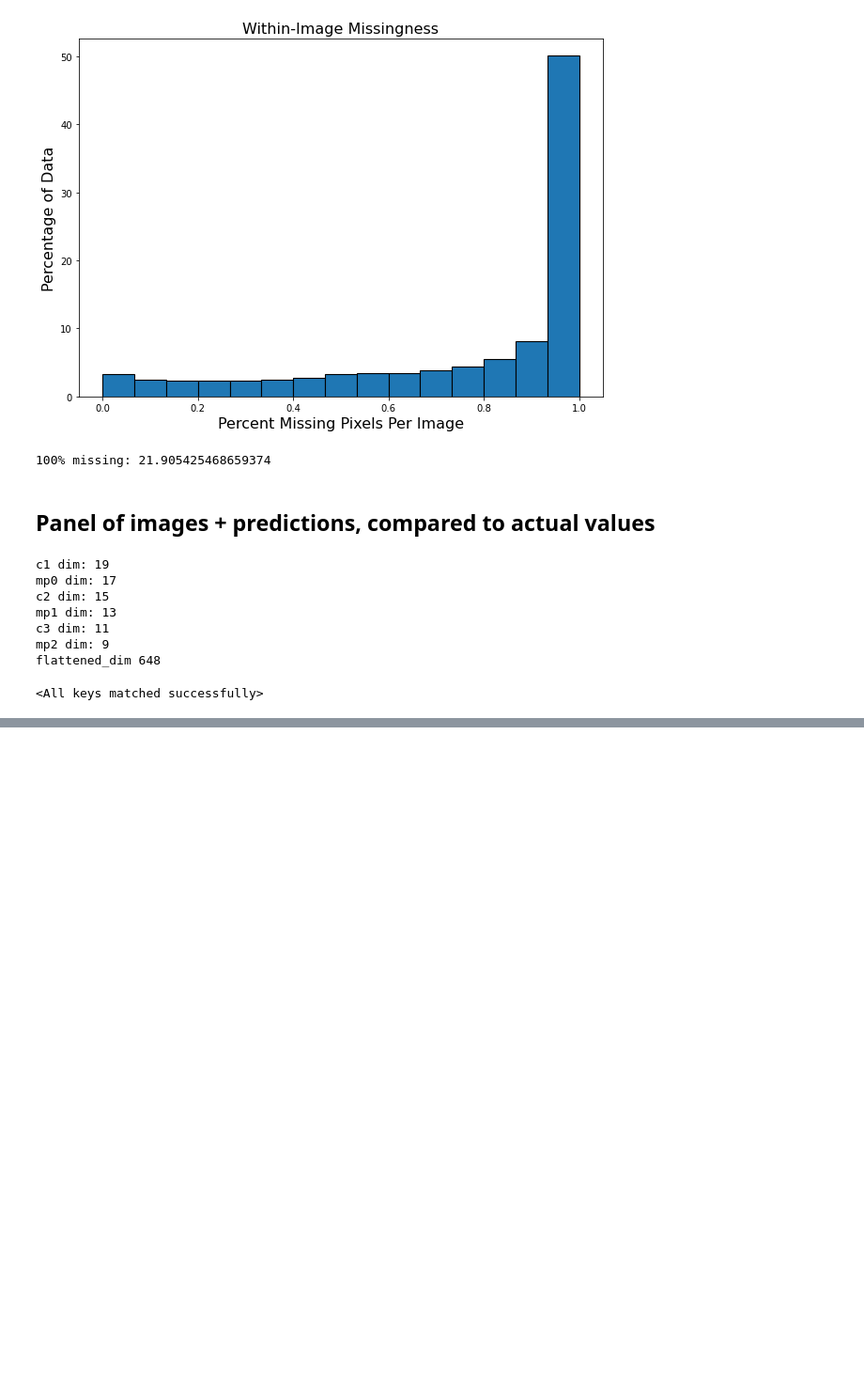
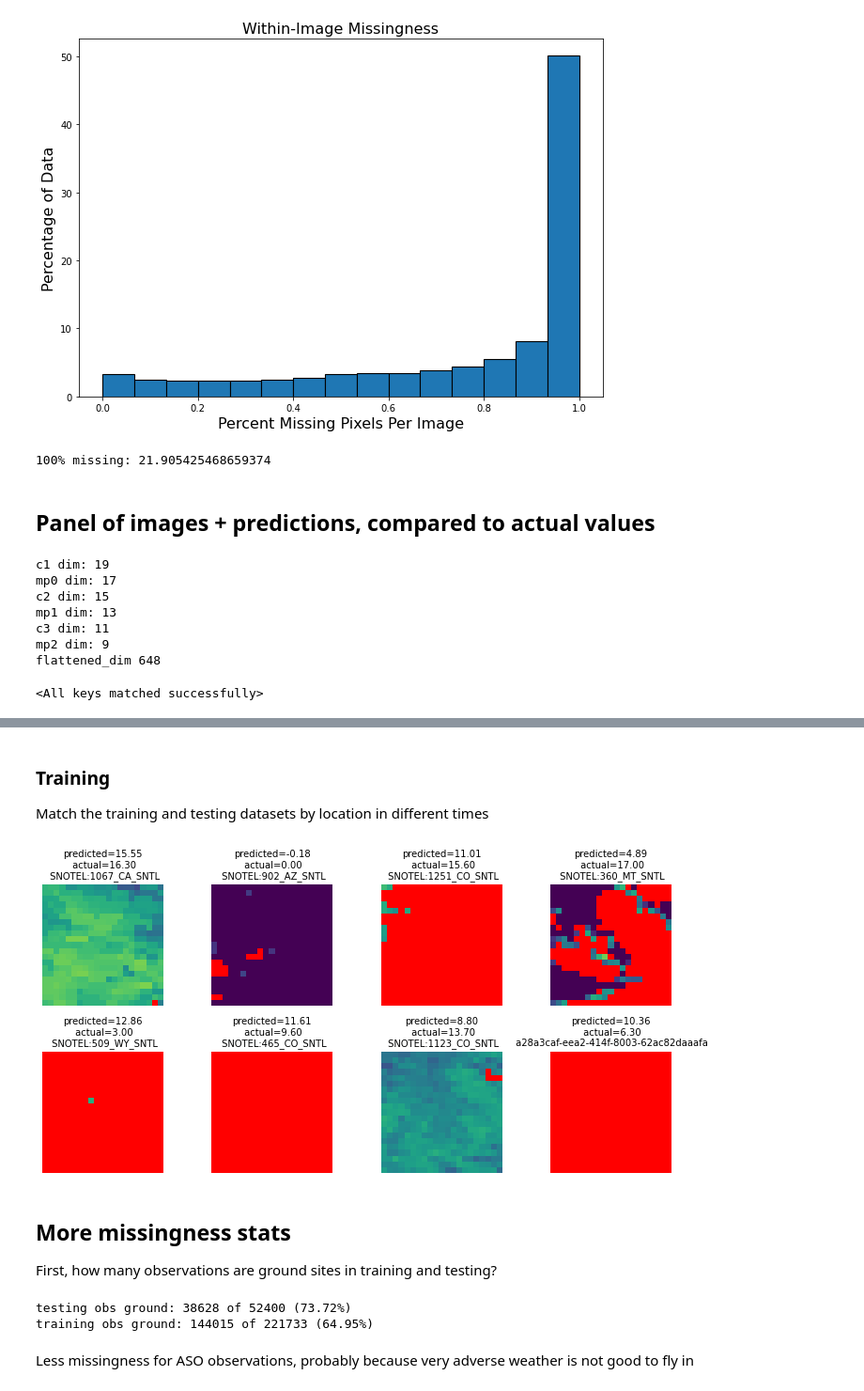
Before and after one commit to M-Harrington/SnowComp, a Jupyter notebook: chapter3/SummaryGraphs.ipynb, the cells around one changed output, grey strips where cells are left out. Shown at 94% size. Drawn from its saved outputs; the diff is of its cells as text; code cells hidden in the pictures; blank space fills up the shorter version.

```diff
--- a/chapter3/SummaryGraphs.ipynb
+++ b/chapter3/SummaryGraphs.ipynb
@@ -295,0 +192,74 @@ The mean value of the training set?
+# %% [markdown]
+### Training
+
+Match the training and testing datasets by location in different times
+# %%
+nsamples = 8
+
+idx = np.random.randint(low=0, high=x_test.shape[0], size=(nsamples,))
+# idx = np.array([176120,  16587, 120640, 172680, 181050, 109652, 118646, 217709]) # good set of train not completely missing days
+# idx = np.array([  813,  2586,  8527, 47244, 45731, 21826, 10435, 44521]) #decent test set
+
+modis_net.eval()
+
+samples = x_test[idx]
+preds = modis_net(torch.Tensor(x_test[idx])).detach().numpy()
+actual = y_test.iloc[idx].snowpack.values
+sites = y_test.iloc[idx,0].values
+
+modis_net.train()
+
+nrows = 2
+ncols = 4
+h = 3 * nrows
+w = 3 * ncols
+
+fig, ax = plt.subplots(nrows=nrows, ncols=ncols, figsize=(w, h))
+
+for i in range(nsamples):
+    ii = i // ncols
+    jj = i % ncols
+
+
+    which_sat = 0 if (samples[i, 0, :, :]*255 >100).sum() <= (samples[i, 1, :, :]*255 >100).sum() else 1
+
+    samples[i, which_sat, :, :][samples[i, which_sat, :, :] > .395] = np.nan #above 100/255
+
+    current_cmap = cm.get_cmap().copy()
+    current_cmap.set_bad(color='red')
+
+    ax[ii, jj].imshow(
+        samples[i, which_sat, :, :], vmin=0, vmax=.395,
+        cmap = current_cmap
+    )
+
+    #title would be prediction score vs actual
+    ax[ii, jj].set_title(
+        f"predicted={float(preds[i]):.2f}\n actual={float(actual[i]):.2f}\n {sites[i]}", fontsize=10
+    )
+
+    ax[ii, jj].axis("off")
+
+fig.subplots_adjust(hspace=0.2, wspace=0.4)
+# %% [output]
+[figure, added]
+# %% [markdown]
+## More missingness stats
+
+First, how many observations are ground sites in training and testing?
+# %%
+def is_groundsite(name):
+    if name[0:4] in {"CDEC", "SNOT"}:
+        return True
+    return False
+
+ground_idx_te = y_test.cell_id.map(is_groundsite)
+print("testing obs ground:",ground_idx_te.sum(), "of", len(ground_idx_te), f"({ground_idx_te.sum()/len(ground_idx_te):.2%})")
+
+ground_idx_tr = y_train.cell_id.map(is_groundsite)
+print("training obs ground:",ground_idx_tr.sum(), "of", len(ground_idx_tr), f"({ground_idx_tr.sum()/len(ground_idx_tr):.2%})")
+# %% [output]
+testing obs ground: 38628 of 52400 (73.72%)
+training obs ground: 144015 of 221733 (64.95%)
+# %% [markdown]
+Less missingness for ASO observations, probably because very adverse weather is not good to fly in
```
Also changed, not shown: parts of 22 cells of this notebook, 1 other file.
